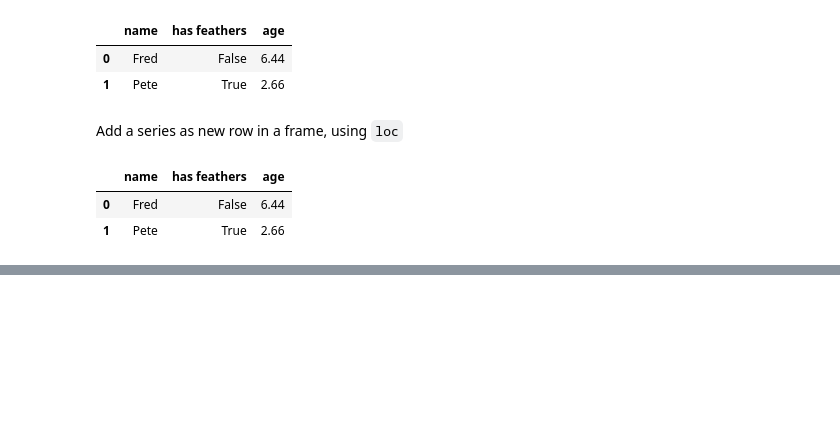
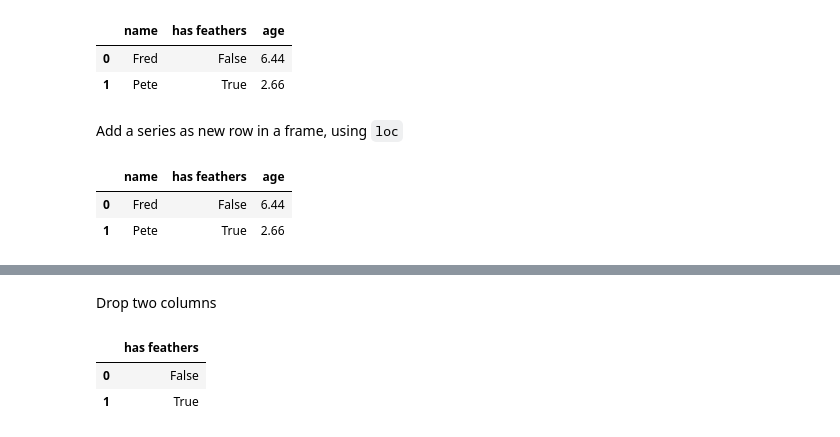
Before and after one commit to johnmarcovici/demo-notebooks, a Jupyter notebook: pandas_demos.ipynb, the cells around one changed output, grey strips where cells are left out. Saved outputs shown, nothing was run; the diff lists cells and outputs as text; code cells hidden in the pictures; blank space fills up the shorter version.

```diff
--- a/pandas_demos.ipynb
+++ b/pandas_demos.ipynb
@@ -638,0 +655,8 @@ df
+# %% [markdown]
+Drop two columns
+# %%
+df.drop(columns=["name", "age"])
+# %% [output]
+|  | has feathers |
+| 0 | False |
+| 1 | True |
```
Also changed, not shown: parts of 5 cells of this notebook.
